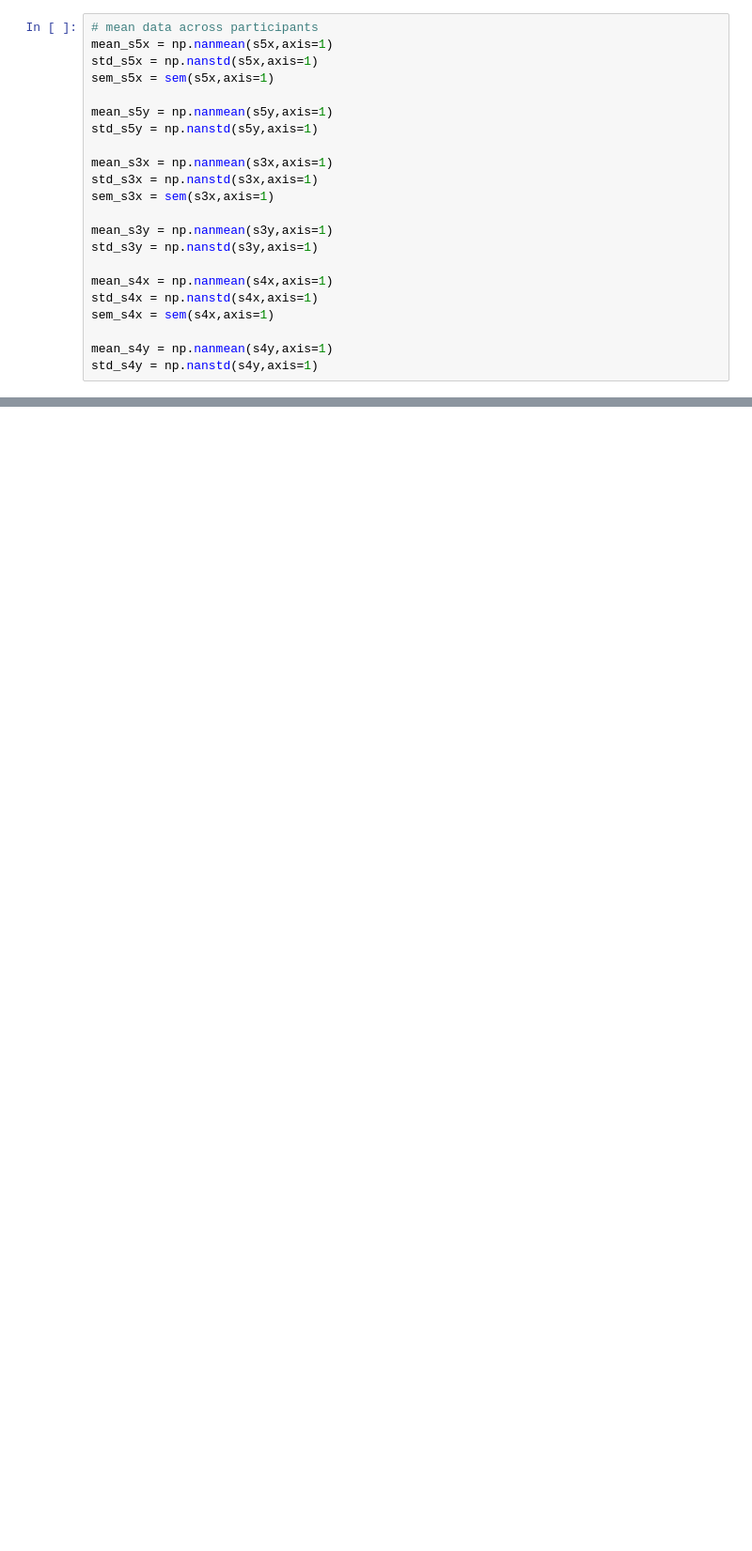
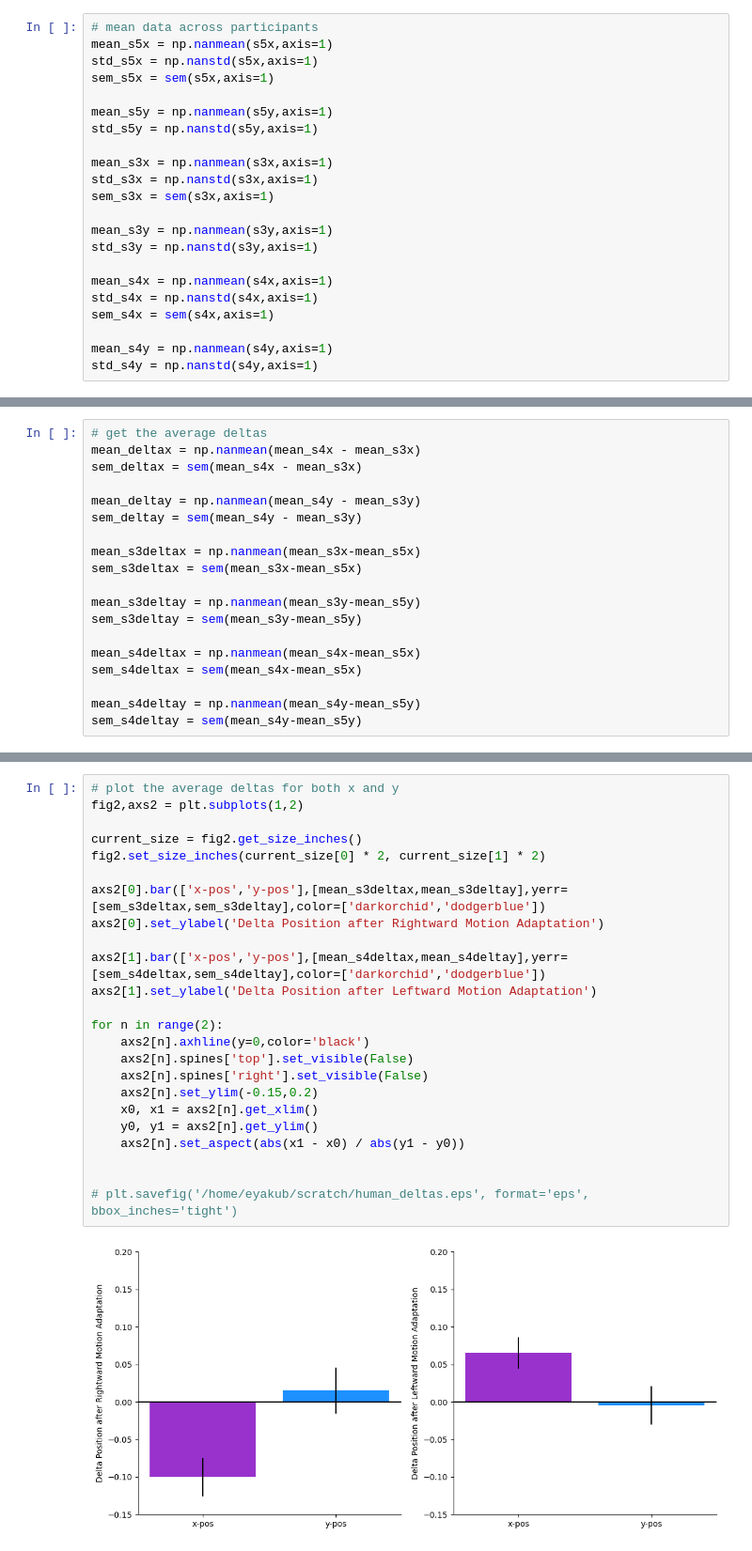
Before and after one commit to vital-kolab/obj-position-bias, a Jupyter notebook: figure2.ipynb, the cells around one changed output, grey strips where cells are left out. Shown at 94% size. Cells and saved outputs as stored; diff of their text form; blank space fills up the shorter version.

```diff
--- a/figure2.ipynb
+++ b/figure2.ipynb
@@ -71,0 +100,19 @@ plt.gca().set_aspect(abs(x1 - x0) / abs(y1 - y0))
+# %%
+# get the average deltas
+mean_deltax = np.nanmean(mean_s4x - mean_s3x)
+sem_deltax = sem(mean_s4x - mean_s3x)
+
+mean_deltay = np.nanmean(mean_s4y - mean_s3y)
+sem_deltay = sem(mean_s4y - mean_s3y)
+
+mean_s3deltax = np.nanmean(mean_s3x-mean_s5x)
+sem_s3deltax = sem(mean_s3x-mean_s5x)
+
+mean_s3deltay = np.nanmean(mean_s3y-mean_s5y)
+sem_s3deltay = sem(mean_s3y-mean_s5y)
+
+mean_s4deltax = np.nanmean(mean_s4x-mean_s5x)
+sem_s4deltax = sem(mean_s4x-mean_s5x)
+
+mean_s4deltay = np.nanmean(mean_s4y-mean_s5y)
+sem_s4deltay = sem(mean_s4y-mean_s5y)
@@ -71,0 +147,26 @@ plt.gca().set_aspect(abs(x1 - x0) / abs(y1 - y0))
+# %%
+# plot the average deltas for both x and y
+fig2,axs2 = plt.subplots(1,2)
+
+current_size = fig2.get_size_inches()
+fig2.set_size_inches(current_size[0] * 2, current_size[1] * 2)
+
+axs2[0].bar(['x-pos','y-pos'],[mean_s3deltax,mean_s3deltay],yerr=[sem_s3deltax,sem_s3deltay],color=['darkorchid','dodgerblue'])
+axs2[0].set_ylabel('Delta Position after Rightward Motion Adaptation')
+
+axs2[1].bar(['x-pos','y-pos'],[mean_s4deltax,mean_s4deltay],yerr=[sem_s4deltax,sem_s4deltay],color=['darkorchid','dodgerblue'])
+axs2[1].set_ylabel('Delta Position after Leftward Motion Adaptation')
+
+for n in range(2):
+    axs2[n].axhline(y=0,color='black')
+    axs2[n].spines['top'].set_visible(False)
+    axs2[n].spines['right'].set_visible(False)
+    axs2[n].set_ylim(-0.15,0.2)
+    x0, x1 = axs2[n].get_xlim()
+    y0, y1 = axs2[n].get_ylim()
+    axs2[n].set_aspect(abs(x1 - x0) / abs(y1 - y0))
+
+
+# plt.savefig('/home/eyakub/scratch/human_deltas.eps', format='eps', bbox_inches='tight')
+# %% [output]
+[figure, added]
```
Also changed, not shown: parts of 18 cells of this notebook, 3 other files.
